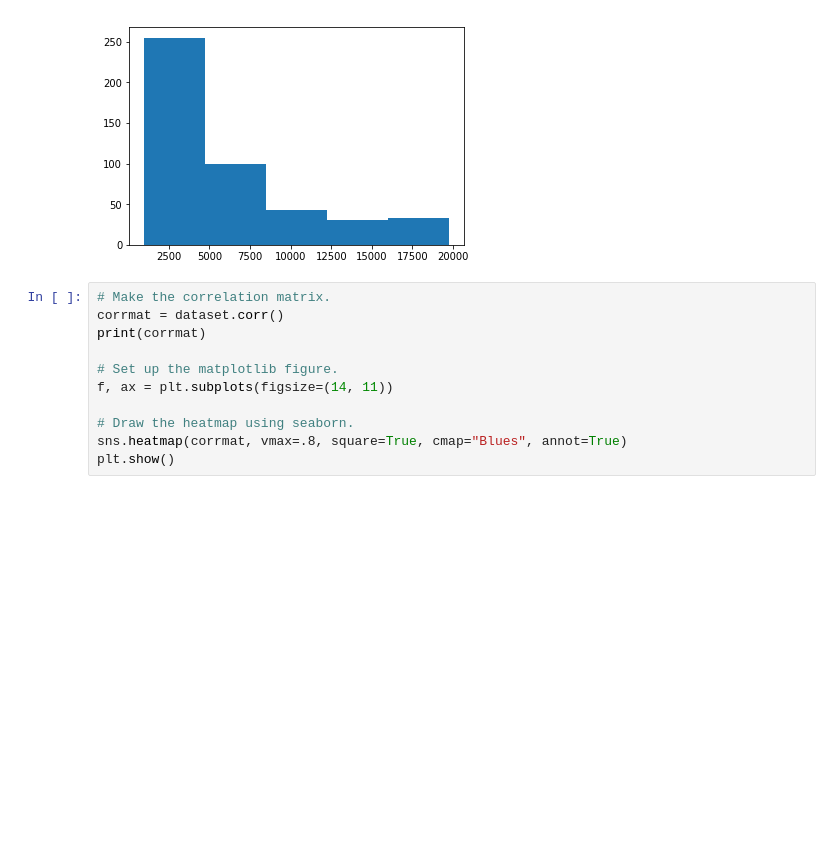
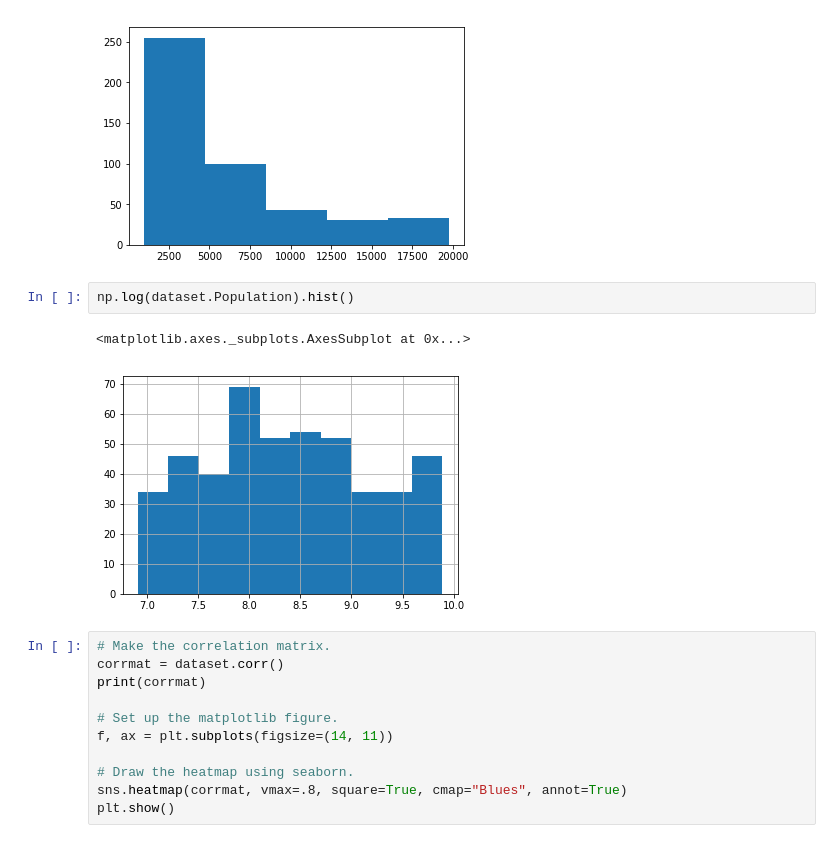
Before and after one commit to martinrussell99/Unit2, a Jupyter notebook: Unit2_lesson_5_Challenge.ipynb, the cells around one changed output. Saved outputs shown, nothing was run; the diff lists cells and outputs as text; blank space fills up the shorter version.

```diff
--- a/Unit2_lesson_5_Challenge.ipynb
+++ b/Unit2_lesson_5_Challenge.ipynb
@@ -274,6 +304,11 @@ plt.show
 # %% [output]
 <function matplotlib.pyplot.show(*args, **kw)>
 [figure]
+# %%
+np.log(dataset.Population).hist()
+# %% [output]
+<matplotlib.axes._subplots.AxesSubplot at 0x...>
+[figure, added]
 # %%
 # Make the correlation matrix.
 corrmat = dataset.corr()
```
Also changed, not shown: parts of 26 cells of this notebook.
